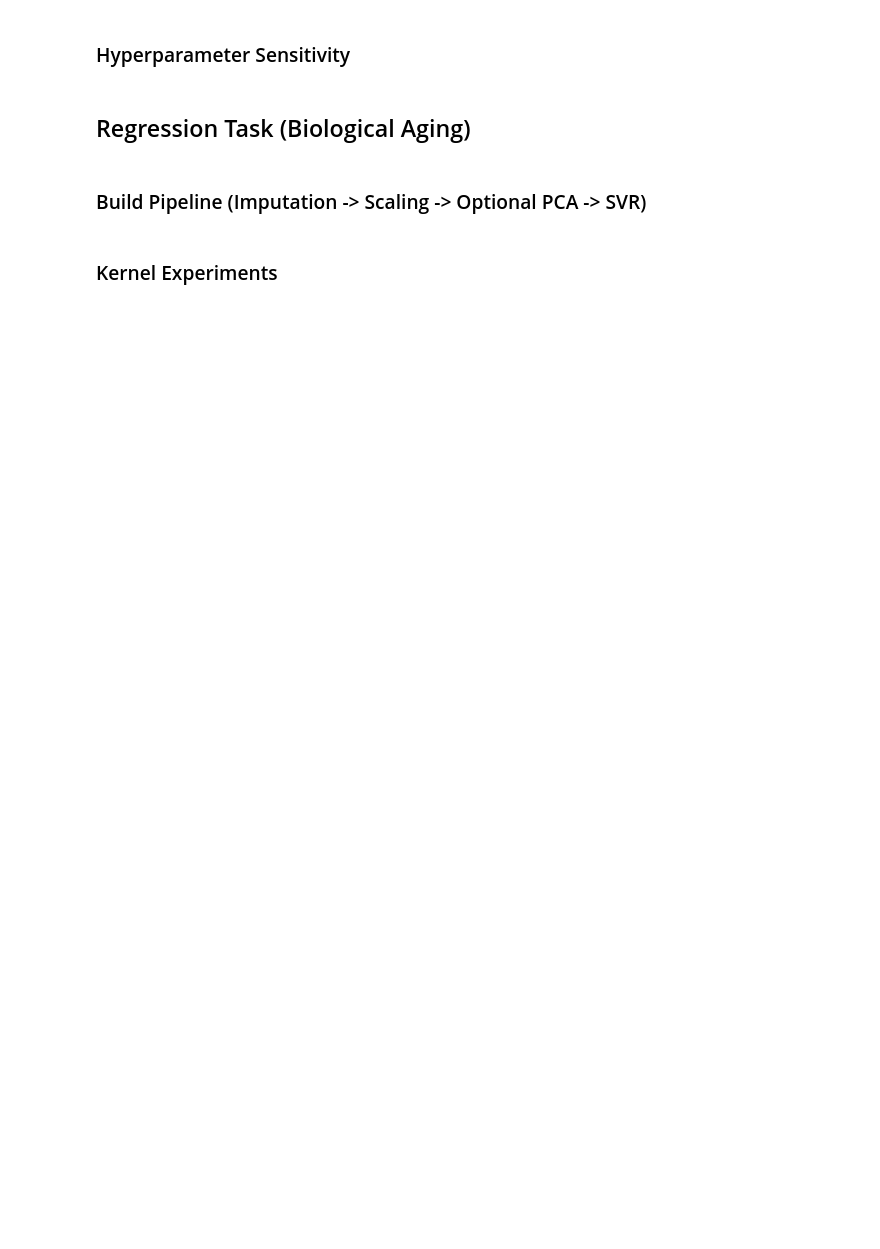
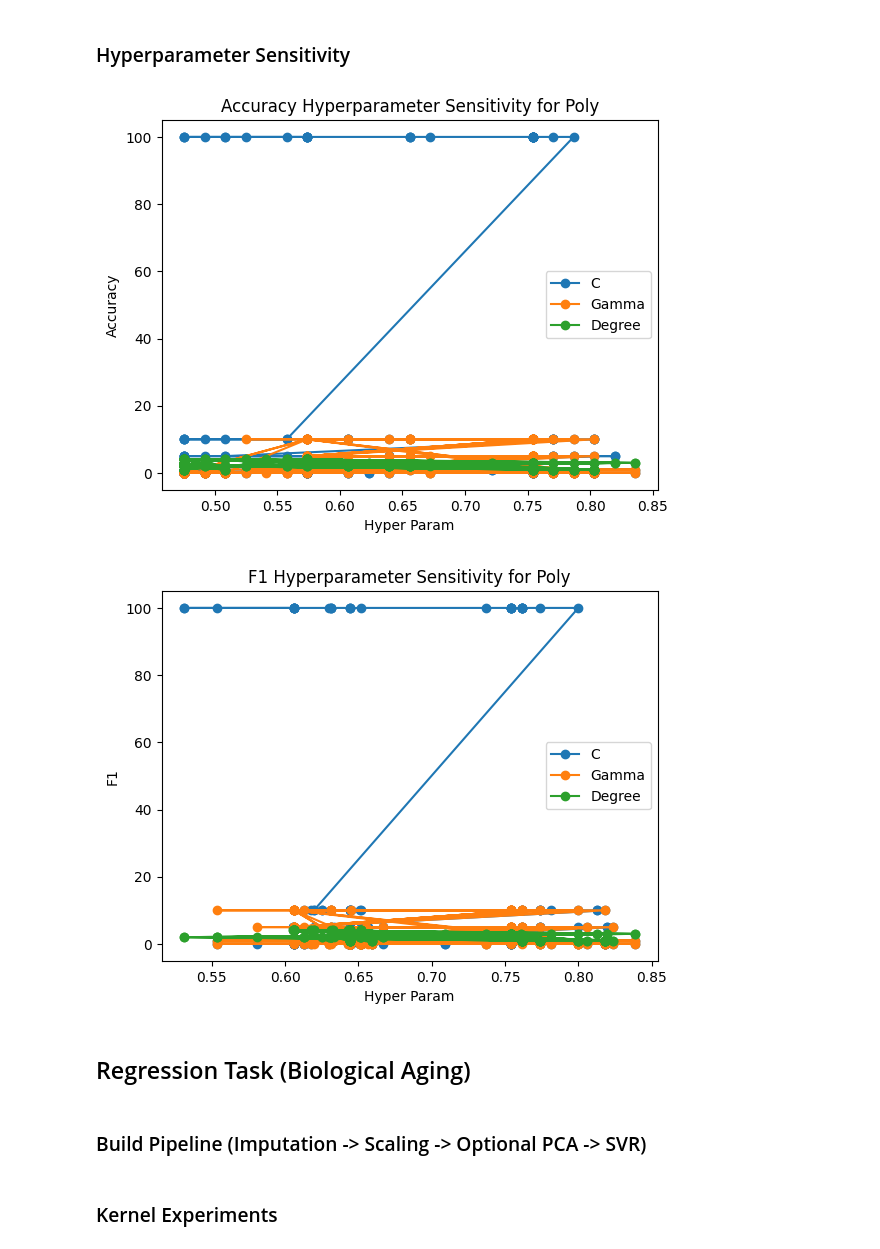
Before and after one commit to csci1851/homework-3-mprenovitz, a Jupyter notebook: src/playground.ipynb, the cells around one changed output. Drawn from its saved outputs; the diff is of its cells as text; code cells hidden in the pictures; blank space fills up the shorter version.

```diff
--- a/src/playground.ipynb
+++ b/src/playground.ipynb
@@ -304,6 +303,32 @@ Text(0, 0.5, 'y_true')
 # %%
 # TODO: Make 1-2 concise visuals of performance vs C/gamma/degree
 # Example: line plot of F1 vs C for a fixed kernel
+poly_res = kernels_df[kernels_df['kernel'] == 'poly']
+poly_numeric_gamma = poly_res[(poly_res['Gamma'] != 'auto') & (poly_res['Gamma'] != 'scale')]
+
+fig, ax = plt.subplots()
+ax.plot(poly_res['Accuracy'], poly_res['C'], marker='o', label='C')
+ax.plot(poly_numeric_gamma['Accuracy'], poly_numeric_gamma['Gamma'], marker='o', label='Gamma')
+ax.plot(poly_res['Accuracy'], poly_res['Degree'], marker='o', label='Degree')
+ax.set_xlabel('Hyper Param')
+ax.set_ylabel('Accuracy')
+ax.set_title('Accuracy Hyperparameter Sensitivity for Poly')
+ax.legend()
+
+plt.show()
+
+fig, ax = plt.subplots()
+ax.plot(poly_res['F1'], poly_res['C'], marker='o', label='C')
+ax.plot(poly_numeric_gamma['F1'], poly_numeric_gamma['Gamma'], marker='o', label='Gamma')
+ax.plot(poly_res['F1'], poly_res['Degree'], marker='o', label='Degree')
+ax.set_xlabel('Hyper Param')
+ax.set_ylabel('F1')
+ax.set_title('F1 Hyperparameter Sensitivity for Poly')
+ax.legend()
+plt.show()
+# %% [output]
+[figure, added]
+[figure, added]
 # %% [markdown]
 ## Regression Task (Biological Aging)
 # %%
```
Also changed, not shown: parts of 9 cells of this notebook, 6 other files.
